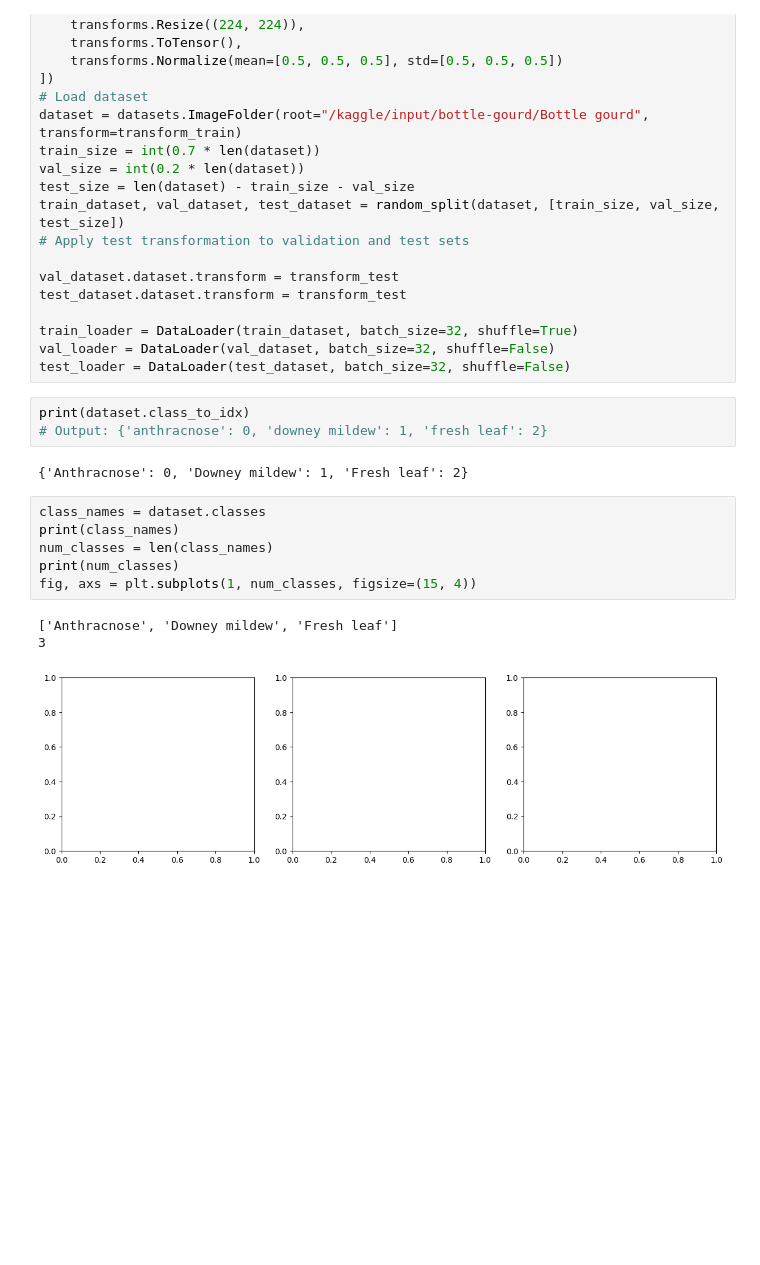
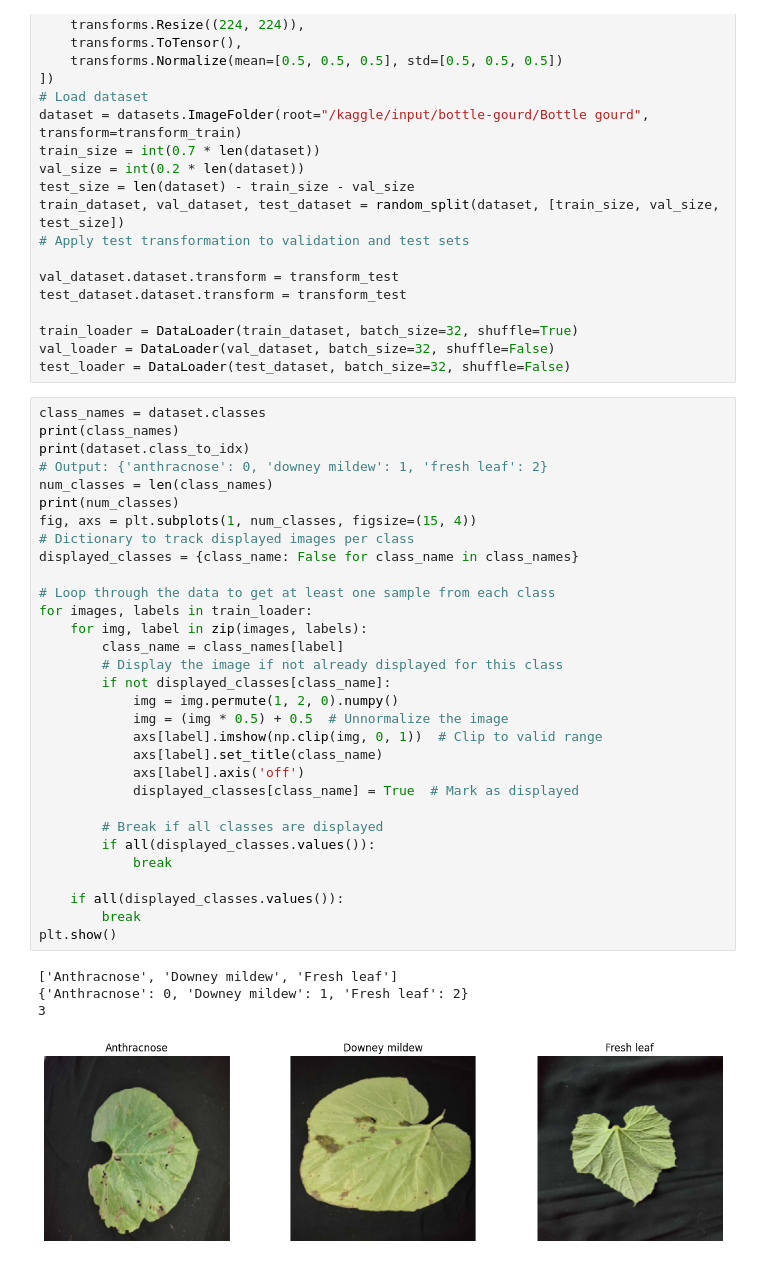
Before and after one commit to sanjana514/CSE366-Artificial-Intelligence, a Jupyter notebook: assignment-2.ipynb, the cells around one changed output. Drawn from its saved outputs; the diff is of its cells as text; blank space fills up the shorter version.

```diff
--- a/assignment-2.ipynb
+++ b/assignment-2.ipynb
@@ -70,18 +70,39 @@ test_dataset.dataset.transform = transform_test
 train_loader = DataLoader(train_dataset, batch_size=32, shuffle=True)
 val_loader = DataLoader(val_dataset, batch_size=32, shuffle=False)
 test_loader = DataLoader(test_dataset, batch_size=32, shuffle=False)
-# %%
-print(dataset.class_to_idx)
-# Output: {'anthracnose': 0, 'downey mildew': 1, 'fresh leaf': 2}
-# %% [output]
-{'Anthracnose': 0, 'Downey mildew': 1, 'Fresh leaf': 2}
-# %%
-class_names = dataset.classes
-print(class_names)
-num_classes = len(class_names)
-print(num_classes)
-fig, axs = plt.subplots(1, num_classes, figsize=(15, 4))
-# %% [output]
-['Anthracnose', 'Downey mildew', 'Fresh leaf']
-3
-[figure, removed]
+# %%
+class_names = dataset.classes
+print(class_names)
+print(dataset.class_to_idx)
+# Output: {'anthracnose': 0, 'downey mildew': 1, 'fresh leaf': 2}
+num_classes = len(class_names)
+print(num_classes)
+fig, axs = plt.subplots(1, num_classes, figsize=(15, 4))
+# Dictionary to track displayed images per class
+displayed_classes = {class_name: False for class_name in class_names}
+
+# Loop through the data to get at least one sample from each class
+for images, labels in train_loader:
+    for img, label in zip(images, labels):
+        class_name = class_names[label]
+        # Display the image if not already displayed for this class
+        if not displayed_classes[class_name]:
+            img = img.permute(1, 2, 0).numpy()
+            img = (img * 0.5) + 0.5  # Unnormalize the image
+            axs[label].imshow(np.clip(img, 0, 1))  # Clip to valid range
+            axs[label].set_title(class_name)
+            axs[label].axis('off')
+            displayed_classes[class_name] = True  # Mark as displayed
+
+        # Break if all classes are displayed
+        if all(displayed_classes.values()):
+            break
+
+    if all(displayed_classes.values()):
+        break
+plt.show()
+# %% [output]
+['Anthracnose', 'Downey mildew', 'Fresh leaf']
+{'Anthracnose': 0, 'Downey mildew': 1, 'Fresh leaf': 2}
+3
+[figure, added]
```
Also changed, not shown: parts of 1 cell of this notebook.
